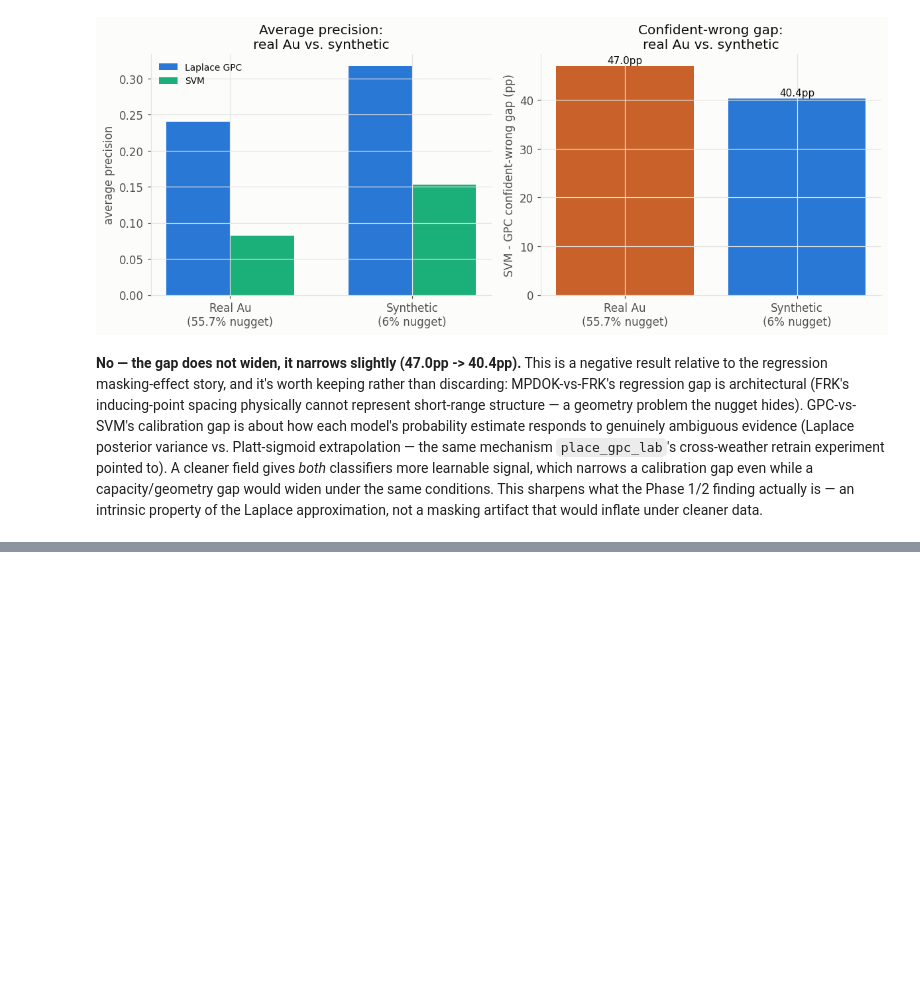
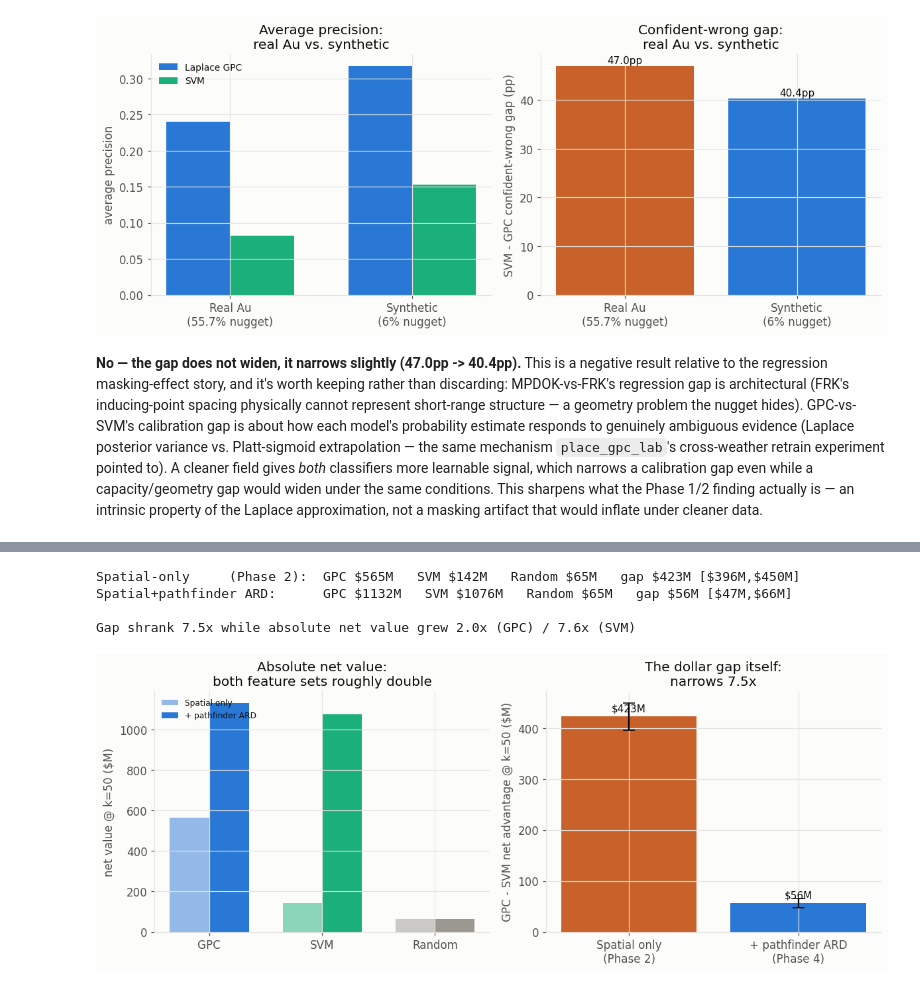
Before and after one commit to frasertajima/gp_engine, a Jupyter notebook: mining_gpc_lab/MINING_GPC_LAB.ipynb, the cells around one changed output, grey strips where cells are left out. Saved outputs shown, nothing was run; the diff lists cells and outputs as text; code cells hidden in the pictures; blank space fills up the shorter version.

```diff
--- a/mining_gpc_lab/MINING_GPC_LAB.ipynb
+++ b/mining_gpc_lab/MINING_GPC_LAB.ipynb
@@ -332,0 +477,55 @@ cleaner data.
+# %%
+k_econ = np.array(econ_pf["k_econ"])
+k_idx = int(np.searchsorted(k_econ, econ_pf["k_headline"]))
+runs_ep = econ_pf["runs"]
+
+gpc_net_pf = np.array([r["gpc_ard"]["net"][k_idx] for r in runs_ep])
+svm_net_pf = np.array([r["svm"]["net"][k_idx] for r in runs_ep])
+rand_net_pf = np.array([r["random"]["net"][k_idx] for r in runs_ep])
+
+diff_pf = gpc_net_pf - svm_net_pf
+rng = np.random.default_rng(0)
+boots_pf = np.array([diff_pf[rng.integers(0, len(diff_pf), len(diff_pf))].mean() for _ in range(10000)])
+diff_pf_lo, diff_pf_hi = np.percentile(boots_pf, [2.5, 97.5])
+
+print(f"Spatial-only     (Phase 2):  GPC ${gpc_net50.mean():.0f}M   SVM ${svm_net50.mean():.0f}M   "
+      f"Random ${rand_net[k_idx].mean():.0f}M   gap ${diff.mean():.0f}M [${diff_lo:.0f}M,${diff_hi:.0f}M]")
+print(f"Spatial+pathfinder ARD:      GPC ${gpc_net_pf.mean():.0f}M   SVM ${svm_net_pf.mean():.0f}M   "
+      f"Random ${rand_net_pf.mean():.0f}M   gap ${diff_pf.mean():.0f}M [${diff_pf_lo:.0f}M,${diff_pf_hi:.0f}M]")
+print(f"\nGap shrank {diff.mean() / diff_pf.mean():.1f}x while absolute net value grew "
+      f"{gpc_net_pf.mean() / gpc_net50.mean():.1f}x (GPC) / {svm_net_pf.mean() / svm_net50.mean():.1f}x (SVM)")
+
+fig, axes = plt.subplots(1, 2, figsize=(11, 4.5))
+
+ax = axes[0]
+x = np.arange(3)
+w = 0.35
+spatial_vals = [gpc_net50.mean(), svm_net50.mean(), rand_net[k_idx].mean()]
+pf_vals = [gpc_net_pf.mean(), svm_net_pf.mean(), rand_net_pf.mean()]
+ax.bar(x - w/2, spatial_vals, w, color=[C_GPC, C_SVM, C_RAND], alpha=0.5, label="Spatial only")
+ax.bar(x + w/2, pf_vals, w, color=[C_GPC, C_SVM, C_RAND], alpha=1.0, label="+ pathfinder ARD")
+ax.set_xticks(x); ax.set_xticklabels(["GPC", "SVM", "Random"])
+ax.set_ylabel("net value @ k=50 ($M)")
+ax.set_title("Absolute net value:\nboth feature sets roughly double")
+ax.legend(frameon=False, fontsize=8, loc="upper left")
+
+ax = axes[1]
+x2 = np.arange(2)
+gaps = [diff.mean(), diff_pf.mean()]
+gap_los = [diff.mean() - diff_lo, diff_pf.mean() - diff_pf_lo]
+gap_his = [diff_hi - diff.mean(), diff_pf_hi - diff_pf.mean()]
+ax.bar(x2, gaps, color=["#c9622a", "#2a78d6"], yerr=[gap_los, gap_his], capsize=6)
+ax.set_xticks(x2); ax.set_xticklabels(["Spatial only\n(Phase 2)", "+ pathfinder ARD\n(Phase 4)"])
+ax.set_ylabel("GPC - SVM net advantage @ k=50 ($M)")
+ax.set_title("The dollar gap itself:\nnarrows 7.5x")
+for xi, v in zip(x2, gaps):
+    ax.text(xi, v + 10, f"${v:.0f}M", ha="center", fontsize=10)
+
+plt.tight_layout()
+plt.show()
+# %% [output]
+Spatial-only     (Phase 2):  GPC $565M   SVM $142M   Random $65M   gap $423M [$396M,$450M]
+Spatial+pathfinder ARD:      GPC $1132M   SVM $1076M   Random $65M   gap $56M [$47M,$66M]
+
+Gap shrank 7.5x while absolute net value grew 2.0x (GPC) / 7.6x (SVM)
+[figure, added]
```
Also changed, not shown: parts of 9 cells of this notebook, 7 other files.
